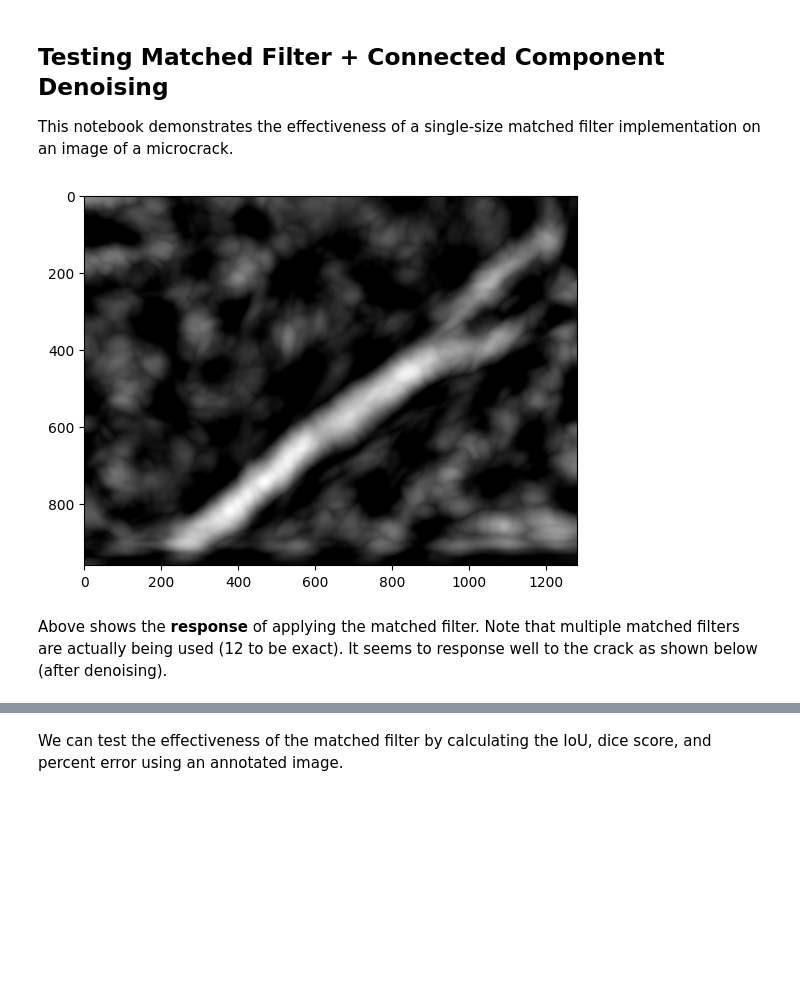
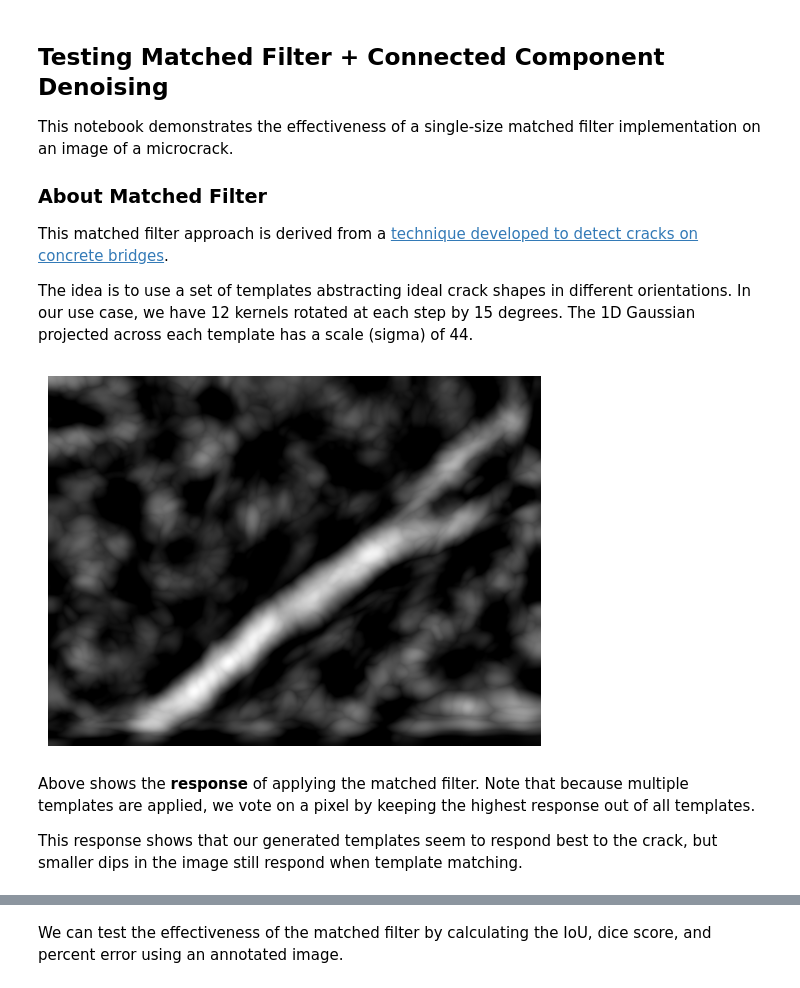
Before and after one commit to KokonutGamer/natural-gas-ndt-analysis, a Jupyter notebook: research/mf_ccd.ipynb, the cells around one changed output, grey strips where cells are left out. Cells and saved outputs as stored; diff of their text form; code cells hidden in the pictures; blank space fills up the shorter version.

```diff
--- a/research/mf_ccd.ipynb
+++ b/research/mf_ccd.ipynb
@@ -1,18 +1,26 @@
 # %% [markdown]
 ## Testing Matched Filter + Connected Component Denoising
 This notebook demonstrates the effectiveness of a single-size matched filter implementation on an image of a microcrack.
+
+### About Matched Filter
+This matched filter approach is derived from a [technique developed to detect cracks on concrete bridges](https://rdcu.be/fhYiN).
+
+The idea is to use a set of templates abstracting ideal crack shapes in different orientations. In our use case, we have 12 kernels rotated at each step by 15 degrees. The 1D Gaussian projected across each template has a scale (sigma) of 44.
 # %%
 import matched_filter as mf
 import matplotlib.pyplot as plt
 
 templates = mf.generate_kernels(sigma=44.0, L=54, angle_step=15)
 mask, response = mf.apply_matched_filter_from_path("../images/0098.tif", templates, 0.5)
 plt.imshow(response, cmap="gray")
+plt.axis('off')
 plt.show()
 # %% [output]
-[figure, old version]
+[figure, new version]
 # %% [markdown]
-Above shows the **response** of applying the matched filter. Note that multiple matched filters are actually being used (12 to be exact). It seems to response well to the crack as shown below (after denoising).
+Above shows the **response** of applying the matched filter. Note that because multiple templates are applied, we vote on a pixel by keeping the highest response out of all templates.
+
+This response shows that our generated templates seem to respond best to the crack, but smaller dips in the image still respond when template matching.
 # %%
 cleaned = mf.ccd(mask, int(mask.size / 500))
 plt.imshow(cleaned, cmap='gray')
```
Also changed, not shown: parts of 7 cells of this notebook, 4 other files.
